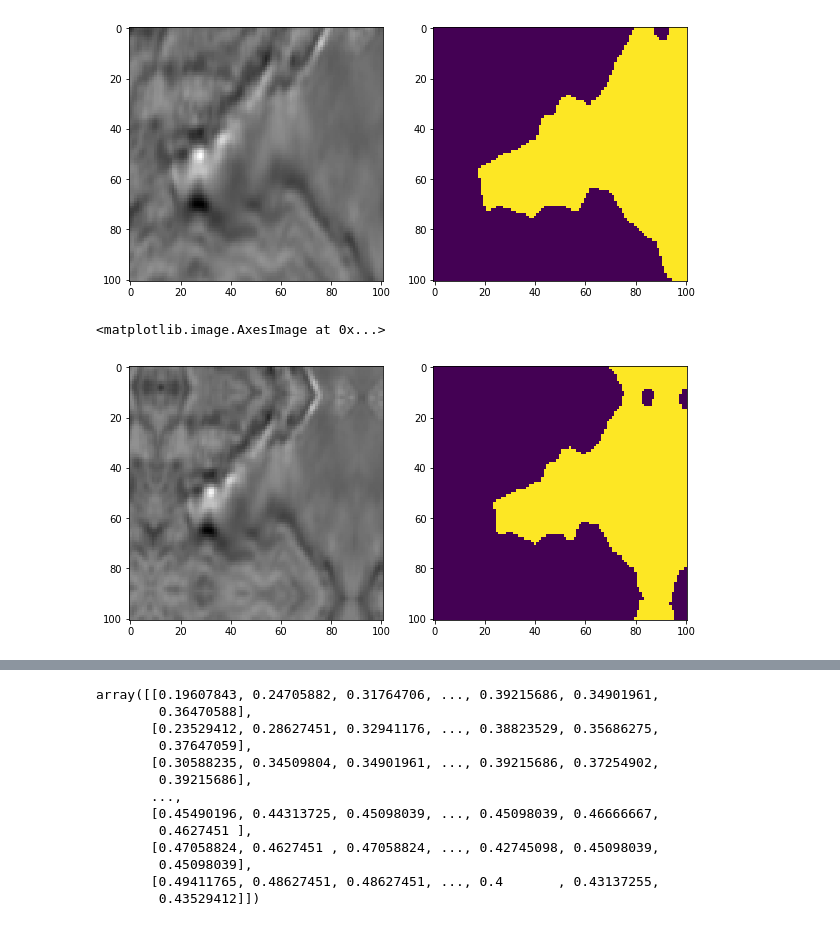
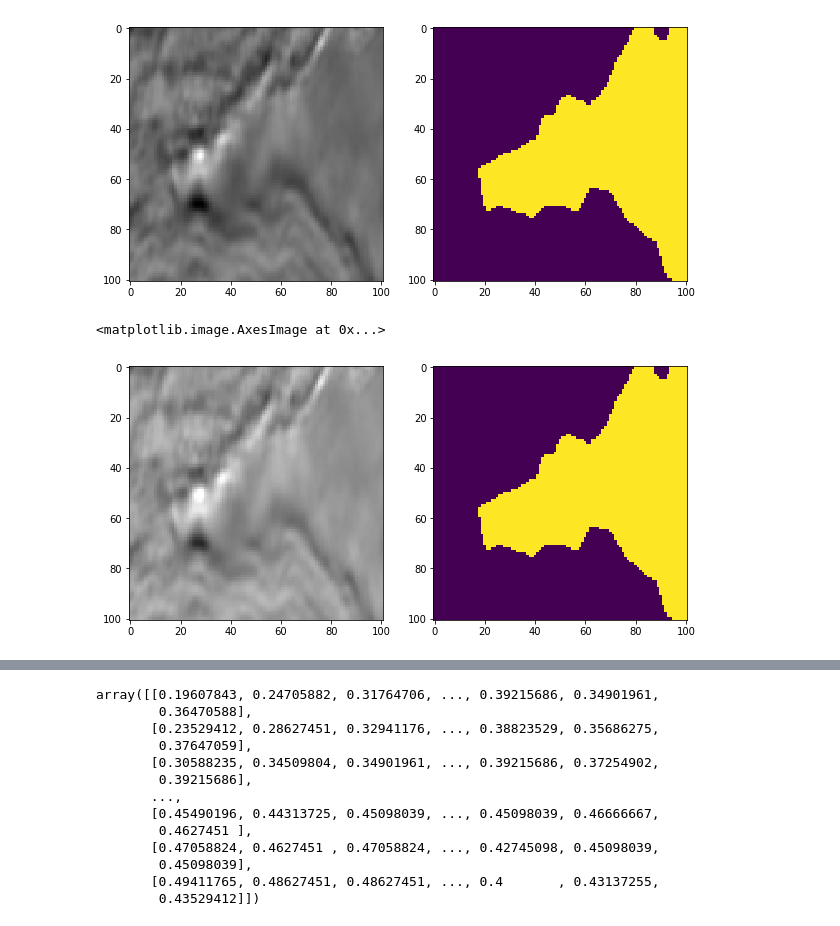
Before and after one commit to windsurfer7563/proj_kaggle_salt, a Jupyter notebook: notebooks/EDA.ipynb, the cells around one changed output, grey strips where cells are left out. Saved outputs shown, nothing was run; the diff lists cells and outputs as text; code cells hidden in the pictures.

```diff
--- a/notebooks/EDA.ipynb
+++ b/notebooks/EDA.ipynb
@@ -134,16 +135,30 @@ plt.imshow((mask >0))
 [figure]
 # %%
  data = {"image": img, "mask": mask}
+# %%
+class ShiftBrightness(ImageOnlyTransform):
+    def __init__(self, shift_limit=(5,20), p=0.5):
+        super(ShiftBrightness, self).__init__(p)
+        self.limit = shift_limit
+
+    def apply(self, image, shift=0,  **params):
+        return F.shift_rgb(image, shift, shift, shift)
+
+    def get_params(self):
+        return {'shift': random.uniform(self.limit[0], self.limit[1])}
 # %%
-transform = ShiftScaleRotate(shift_limit=0, scale_limit=0.2, rotate_limit=10, p=1)
+
+#transform = ShiftScaleRotate(shift_limit=0, scale_limit=0.2, rotate_limit=10, p=1)
+transform =ShiftBrightness((20,50),1)
+
 augmented = transform(image = img, mask = mask)
 img1, mask1 = augmented["image"], augmented["mask"]
 fig = plt.figure(figsize = (10,5))
 fig.add_subplot(1,2,1)
 plt.imshow(img1)
 fig.add_subplot(1,2,2)
 plt.imshow((mask1 >0))
 # %% [output]
 <matplotlib.image.AxesImage at 0x...>
-[figure, old version]
+[figure, new version]
 # %%
```
Also changed, not shown: parts of 19 cells of this notebook, 46 other files.
